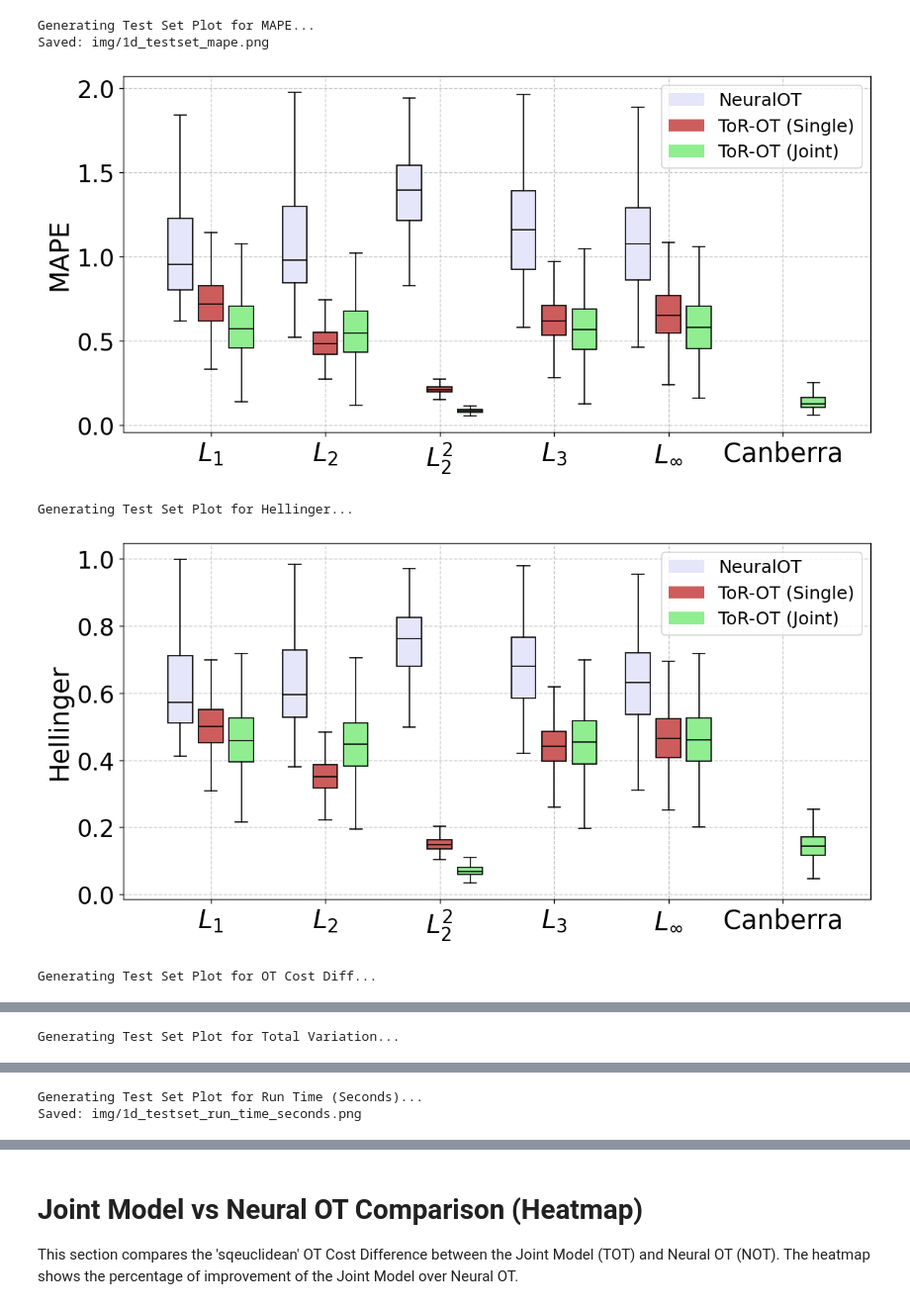
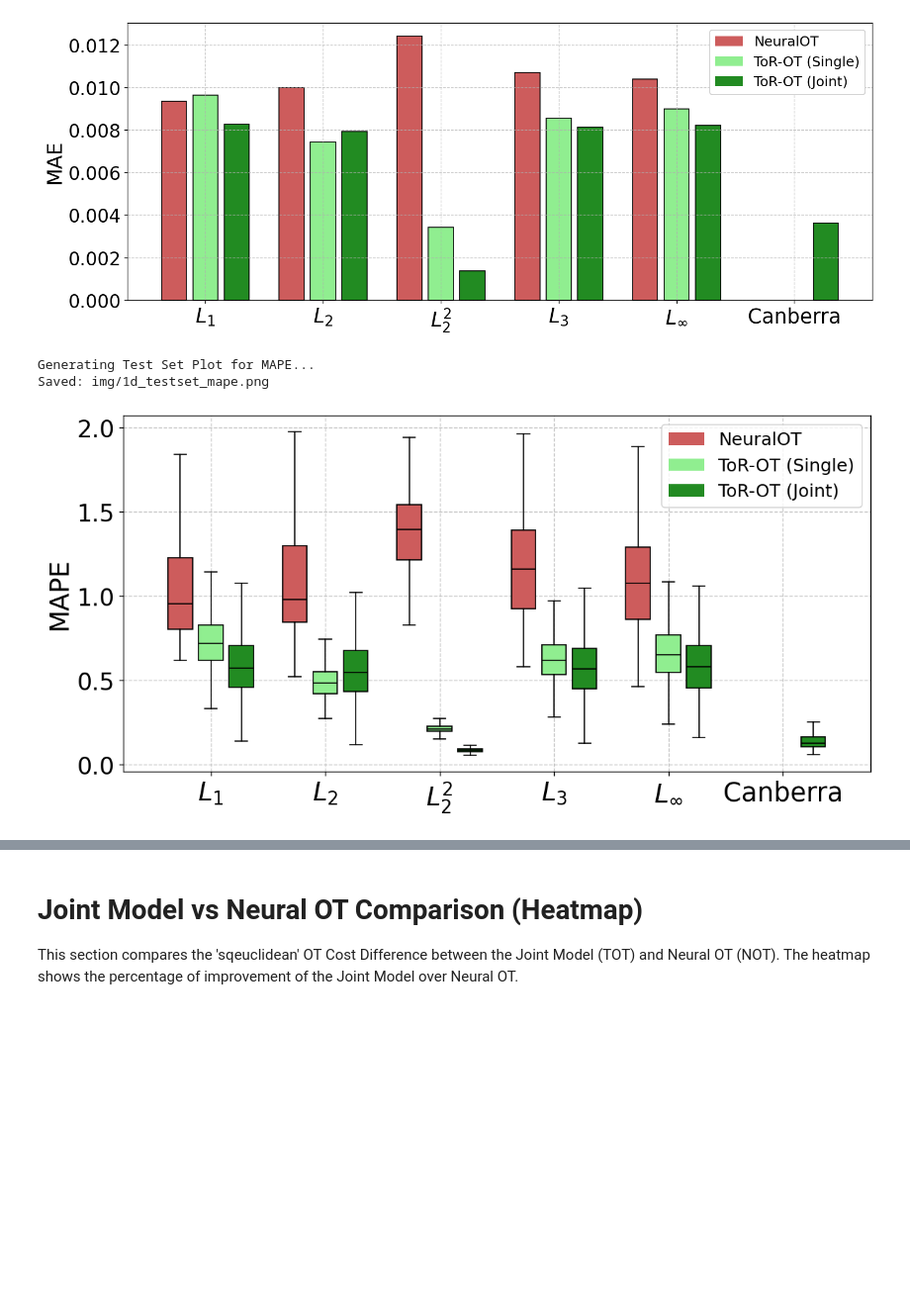
Before and after one commit to vsingh-group/TOR-OT, a Jupyter notebook: TF4OT/evals/plots/comparison_box_plots_1d.ipynb, the cells around one changed output, grey strips where cells are left out. Shown at 99% size. Saved outputs shown, nothing was run; the diff lists cells and outputs as text; code cells hidden in the pictures; blank space fills up the shorter version.

```diff
--- a/TF4OT/evals/plots/comparison_box_plots_1d.ipynb
+++ b/TF4OT/evals/plots/comparison_box_plots_1d.ipynb
@@ -338,7 +375,8 @@ for metric, data in all_testset_data.items():
 # 3. Generate Plots (One per Performance Metric)
 # Colors matching the keys: IndianRed (NOT), Lavender (TOT), LightGreen (TOT_JOINT)
 # Reordered matches TESTSET_KEYS: ['NOT_INDIV', 'TOT_INDIV', 'TOT_JOINT']
-TESTSET_COLORS = ['lavender', 'indianred', 'lightgreen']
+TESTSET_COLORS = ['indianred', 'lightgreen', 'forestgreen']
+mpl.rcParams['ytick.labelsize'] = 20
 
 for perf_metric in PERFORMANCE_METRICS:
     print(f"Generating Test Set Plot for {perf_metric}...")
@@ -429,6 +467,42 @@ for perf_metric in PERFORMANCE_METRICS:
         plt.savefig(out_png, bbox_inches='tight', dpi=300)
         print(f"Saved: {out_png}")
     plt.show()
+
+
+
+
+    fig, ax = plt.subplots(figsize=(13, 5), dpi=120)
+
+    plot_data_np = np.array([np.mean(plot_data[i]) for i in range(len(plot_data))])
+    bp = ax.bar(positions, plot_data_np, width=bar_width*0.8, facecolor=5*COLORS, edgecolor='black')
+
+    # X-axis Labels
+    ax.set_xticks(range(1, num_distance_metrics + 1))
+    xtick_labels = [METRIC_LABELS.get(m, m) for m in valid_dist_metrics]
+    ax.set_xticklabels(xtick_labels, rotation=0, ha='center', fontsize=22)
+
+    # Title and Grid
+    #ax.set_title(f'Test Set comparison: {perf_metric} across cost types', fontsize=24)
+    ax.set_ylabel(perf_metric, fontsize=22)
+    ax.grid(True, linestyle='--', alpha=0.7)
+
+    # Legend
+    from matplotlib.patches import Patch
+    legend_elements = [
+        Patch(facecolor=TESTSET_COLORS[i], label=LABEL_MAPPING.get(TESTSET_KEYS[i], TESTSET_KEYS[i]))
+        for i in range(len(TESTSET_KEYS))
+    ]
+    ax.legend(handles=legend_elements, loc='upper right', fontsize=15, framealpha=1)
+
+    plt.tight_layout()
+    # Save only selected metrics
+    if perf_metric in ['MAPE', 'Run Time (Seconds)']:
+        # make a filesystem-safe name like: testset_mape.png, testset_run_time_seconds.png
+        safe_metric = re.sub(r'[^a-z0-9]+', '_', perf_metric.lower()).strip('_')
+        out_png = f"img/1d_testset_{safe_metric}_bar.png"
+        plt.savefig(out_png, bbox_inches='tight', dpi=300)
+        print(f"Saved: {out_png}")
+    plt.show()
 # %% [output]
 ================================================================================
 TEST SET ANALYSIS
@@ -451,6 +525,4 @@ TEST SET ANALYSIS
+[figure, new version]
 Generating Test Set Plot for MAPE...
 Saved: img/1d_testset_mape.png
-[figure, old version]
-Generating Test Set Plot for Hellinger...
-[figure, old version]
+[figure, new version]
-Generating Test Set Plot for OT Cost Diff...
@@ -458 +528,0 @@ Generating Test Set Plot for OT Cost Diff...
-Generating Test Set Plot for Total Variation...
@@ -460,2 +528,0 @@ Generating Test Set Plot for Total Variation...
-Generating Test Set Plot for Run Time (Seconds)...
-Saved: img/1d_testset_run_time_seconds.png
```
Also changed, not shown: parts of 2 cells of this notebook, 10 other files.
